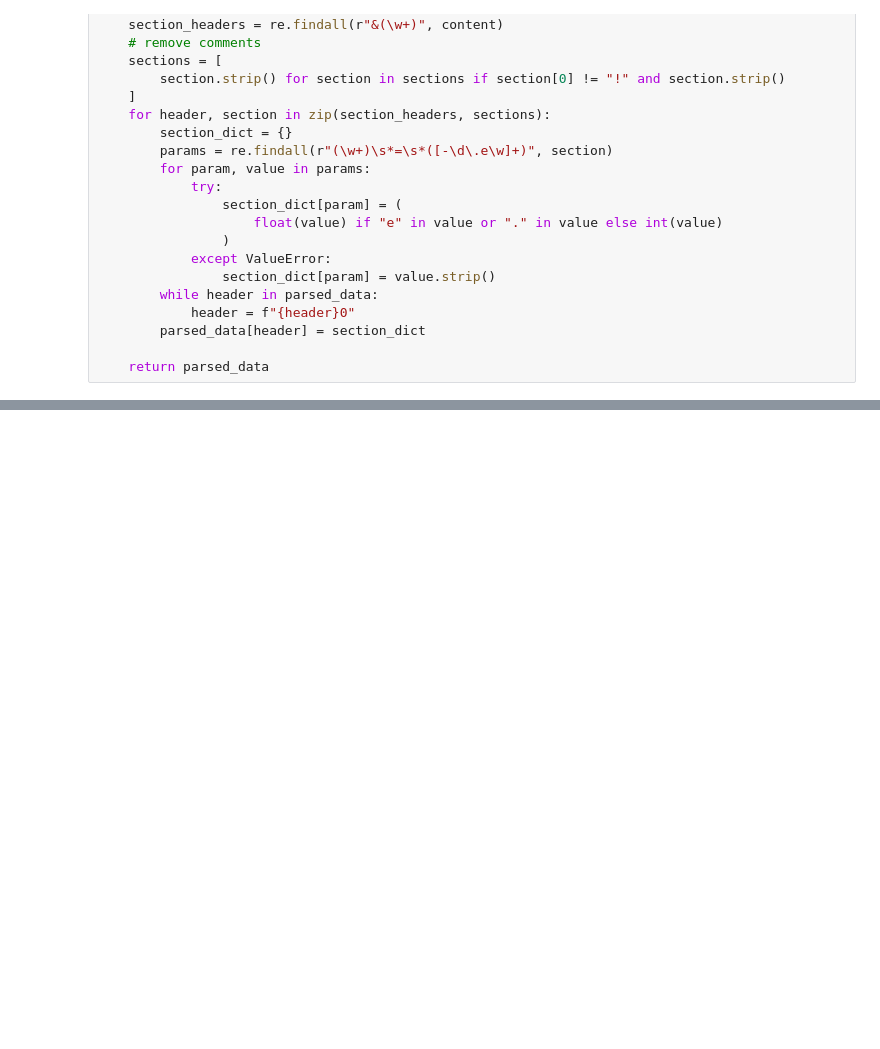
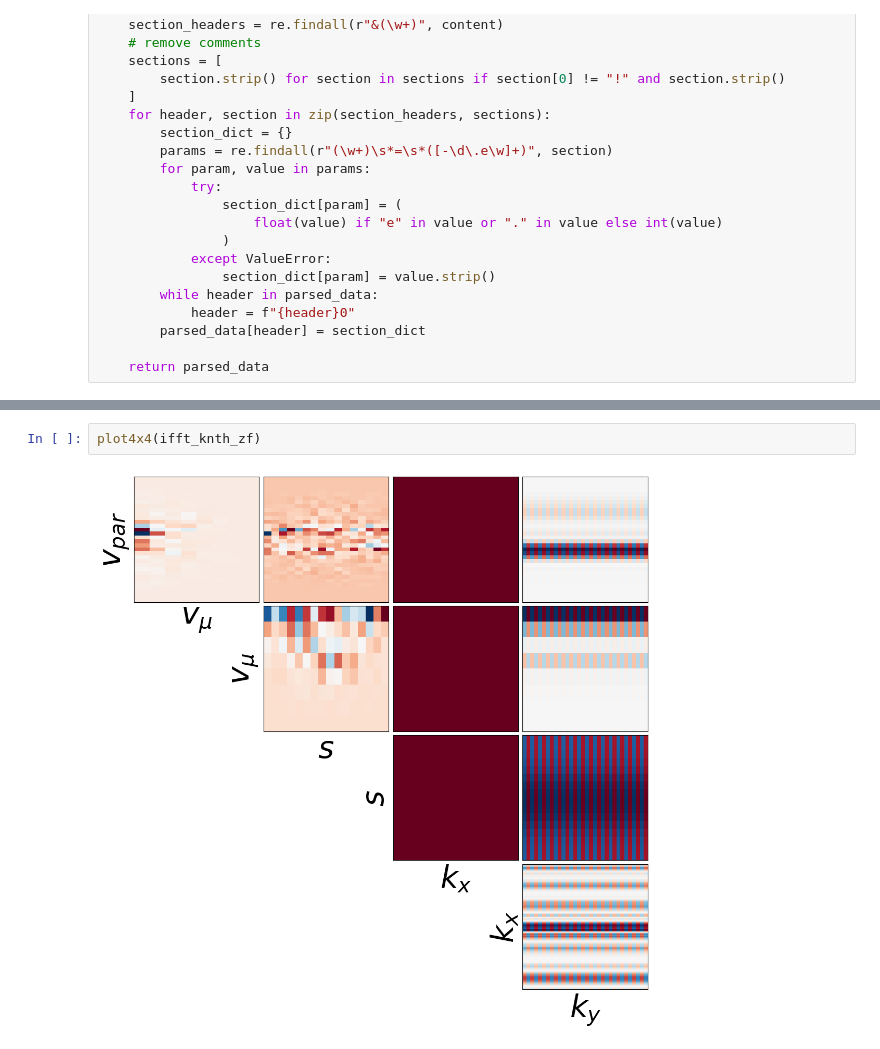
Before and after one commit to ml-jku/neural-gyrokinetics, a Jupyter notebook: notebooks/gyrokinetics_data_preprocessing.ipynb, the cells around one changed output, grey strips where cells are left out. Drawn from its saved outputs; the diff is of its cells as text; blank space fills up the shorter version.

```diff
--- a/notebooks/gyrokinetics_data_preprocessing.ipynb
+++ b/notebooks/gyrokinetics_data_preprocessing.ipynb
@@ -54,0 +226,4 @@ def parse_input_dat(file_path):
+# %%
+plot4x4(ifft_knth_zf)
+# %% [output]
+[figure, added]
```
Also changed, not shown: parts of 15 cells of this notebook, 21 other files.
